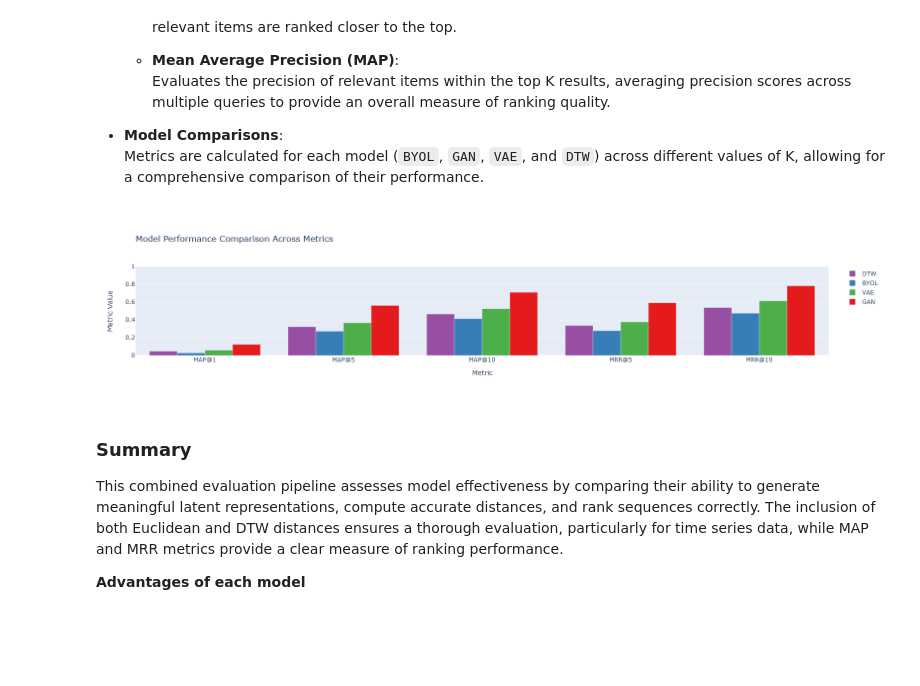
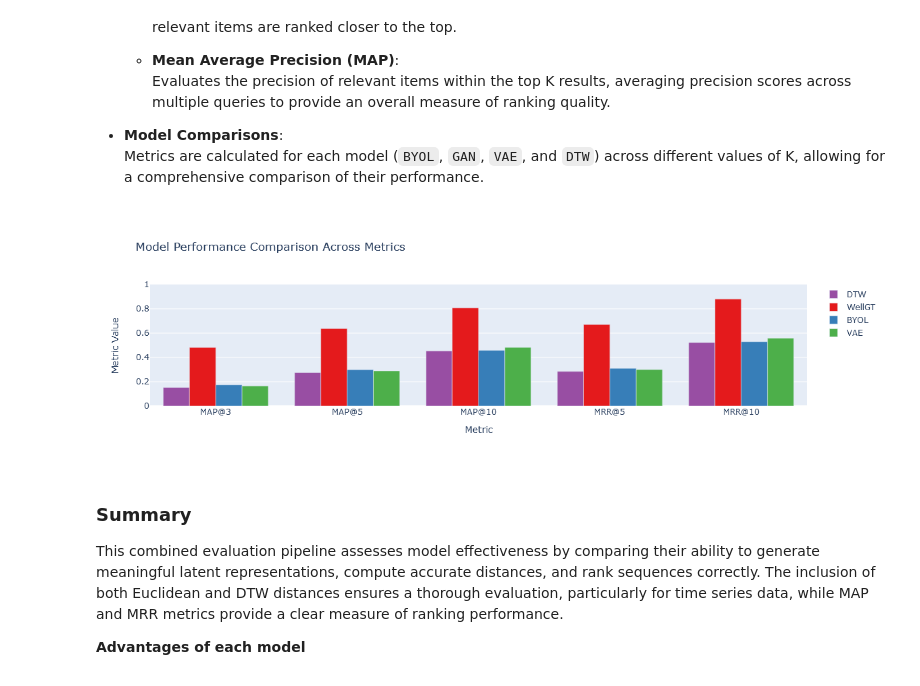
Before and after one commit to uai-ufmg/cdn-wlds, a Jupyter notebook: sin_experiment.ipynb, the cells around one changed output. Saved outputs shown, nothing was run; the diff lists cells and outputs as text; code cells hidden in the pictures; blank space fills up the shorter version.

```diff
--- a/sin_experiment.ipynb
+++ b/sin_experiment.ipynb
@@ -163,5 +173,5 @@ scheduler_byol = torch.optim.lr_scheduler.StepLR(opt_byol, cfg.epochs // 10, 0.8
 # %%
-for epoch in range(cfg.epochs):
+for epoch in range(cfg.epochs_byol):
 
     tic = time.time()
 
@@ -170,7 +180,7 @@ for epoch in range(cfg.epochs):
 
     loss_byol_list = []
 
-    for i, (positive1, positive2, b, name) in enumerate(dataloader):
+    for i, (positive1, positive2, b, name) in enumerate(dataloader_BYOL):
 
         batch_size = positive1.shape[0]
 
@@ -199,6 +209,6 @@ for epoch in range(cfg.epochs):
 
     t = int(time.time() - tic)
 
-    print(f'epoch: {epoch}/{cfg.epochs} - loss BYOL: {mean_loss_byol:.4f} - {t // 60}m {t % 60}s', end='\r')
+    print(f'epoch: {epoch}/{cfg.epochs_byol} - loss BYOL: {mean_loss_byol:.4f} - {t // 60}m {t % 60}s', end='\r')
 
     scheduler_byol.step()
@@ -610,6 +618,11 @@ with torch.no_grad():
     y_pred_vae = []
     y_pred_gan = []
     y_pred_dtw = []
+
+    closest_b_byol = []
+    closest_b_vae = []
+    closest_b_gan = []
+    closest_b_dtw = []
 
     for i, (positive1, positive2, b, name) in enumerate(tqdm(test_dataloader)):
 
@@ -639,16 +652,16 @@ with torch.no_grad():
             argument2 = torch.tensor(pair_sequence_cpy.squeeze(0)).cpu()
             dtw_distance_number = dtw_distance(argument1, argument2)
             if name != name2:
-                dtw_distances.append([latent_dataset_cpy[j][0], dtw_distance_number])
+                dtw_distances.append([latent_dataset_cpy[j][0], dtw_distance_number, abs(b2.item()-b.item())])
                 b_distances.append([latent_dataset_cpy[j][0], abs(b2-b)])
 
         euclidean_distance_byol = F.pairwise_distance(latent_original_byol, latent_dataset_vectors_byol_cpy, keepdim = True).cpu().numpy()
         euclidean_distance_gan = F.pairwise_distance(latent_original_gan, latent_dataset_vectors_gan_cpy, keepdim = True).cpu().numpy()
         euclidean_distance_vae = F.pairwise_distance(latent_original_vae, latent_dataset_vectors_vae_cpy, keepdim = True).cpu().numpy()
 
-        byol_distances = [[latent_dataset_cpy[j][0], euclidean_distance_byol[j][0]] for j in range(len(euclidean_distance_byol)) if latent_dataset_cpy[j][0]!=name]
-        gan_distances = [[latent_dataset_cpy[j][0], euclidean_distance_gan[j][0]] for j in range(len(euclidean_distance_gan)) if latent_dataset_cpy[j][0]!=name]
-        vae_distances = [[latent_dataset_cpy[j][0], euclidean_distance_vae[j][0]] for j in range(len(euclidean_distance_vae)) if latent_dataset_cpy[j][0]!=name]
+        byol_distances = [[latent_dataset_cpy[j][0], euclidean_distance_byol[j][0], abs(latent_dataset_cpy[j][1].item()-b.item())] for j in range(len(euclidean_distance_byol)) if latent_dataset_cpy[j][0]!=name]
+        gan_distances = [[latent_dataset_cpy[j][0], euclidean_distance_gan[j][0], abs(latent_dataset_cpy[j][1].item()-b.item())] for j in range(len(euclidean_distance_gan)) if latent_dataset_cpy[j][0]!=name]
+        vae_distances = [[latent_dataset_cpy[j][0], euclidean_distance_vae[j][0], abs(latent_dataset_cpy[j][1].item()-b.item())] for j in range(len(euclidean_distance_vae)) if latent_dataset_cpy[j][0]!=name]
 
         positive1 = positive1.cpu().numpy()
         byol_distances = sorted(byol_distances, reverse=False, key=lambda x: x[1])
@@ -656,6 +669,11 @@ with torch.no_grad():
         vae_distances = sorted(vae_distances, reverse=False, key=lambda x: x[1])
         dtw_distances = sorted(dtw_distances, reverse=False, key=lambda x: x[1])
         b_distances = sorted(b_distances, reverse=False, key=lambda x: x[1])
+
+        closest_b_byol.append(byol_distances[0][2])
+        closest_b_gan.append(gan_distances[0][2])
+        closest_b_vae.append(vae_distances[0][2])
+        closest_b_dtw.append(dtw_distances[0][2])
 
         ranking_dtw = [int(k[0][0]) for k in dtw_distances]
         ranking_byol = [int(k[0][0]) for k in byol_distances]
@@ -711,69 +752,69 @@ def mean_average_precision_at_k(y_true, y_pred, k):
     return np.mean([average_precision_at_k(true, pred, k) for true, pred in zip(y_true, y_pred)])
 # %%
 metrics = dict()
-metrics['MAP@1'] = dict()
+metrics['MAP@3'] = dict()
 metrics['MAP@5'] = dict()
 metrics['MAP@10'] = dict()
 metrics['MRR@5'] = dict()
 metrics['MRR@10'] = dict()
 
-metrics['MAP@1']['BYOL'] = mean_average_precision_at_k(y_true, y_pred_byol, k=1)
-metrics['MAP@1']['GAN'] = mean_average_precision_at_k(y_true, y_pred_gan, k=1)
-metrics['MAP@1']['VAE'] = mean_average_precision_at_k(y_true, y_pred_vae, k=1)
-metrics['MAP@1']['DTW'] = mean_average_precision_at_k(y_true, y_pred_dtw, k=1)
+metrics['MAP@3']['BYOL'] = mean_average_precision_at_k(y_true, y_pred_byol, k=3)
+metrics['MAP@3']['WellGT'] = mean_average_precision_at_k(y_true, y_pred_gan, k=3)
+metrics['MAP@3']['VAE'] = mean_average_precision_at_k(y_true, y_pred_vae, k=3)
+metrics['MAP@3']['DTW'] = mean_average_precision_at_k(y_true, y_pred_dtw, k=3)
 
 metrics['MAP@5']['BYOL'] = mean_average_precision_at_k(y_true, y_pred_byol, k=5)
-metrics['MAP@5']['GAN'] = mean_average_precision_at_k(y_true, y_pred_gan, k=5)
+metrics['MAP@5']['WellGT'] = mean_average_precision_at_k(y_true, y_pred_gan, k=5)
 metrics['MAP@5']['VAE'] = mean_average_precision_at_k(y_true, y_pred_vae, k=5)
 metrics['MAP@5']['DTW'] = mean_average_precision_at_k(y_true, y_pred_dtw, k=5)
 
 metrics['MAP@10']['BYOL'] = mean_average_precision_at_k(y_true, y_pred_byol, k=10)
-metrics['MAP@10']['GAN'] = mean_average_precision_at_k(y_true, y_pred_gan, k=10)
+metrics['MAP@10']['WellGT'] = mean_average_precision_at_k(y_true, y_pred_gan, k=10)
 metrics['MAP@10']['VAE'] = mean_average_precision_at_k(y_true, y_pred_vae, k=10)
 metrics['MAP@10']['DTW'] = mean_average_precision_at_k(y_true, y_pred_dtw, k=10)
 
 metrics['MRR@5']['BYOL'] = mean_reciprocal_rank_at_k(y_true, y_pred_byol, k=5)
-metrics['MRR@5']['GAN'] = mean_reciprocal_rank_at_k(y_true, y_pred_gan, k=5)
+metrics['MRR@5']['WellGT'] = mean_reciprocal_rank_at_k(y_true, y_pred_gan, k=5)
 metrics['MRR@5']['VAE'] = mean_reciprocal_rank_at_k(y_true, y_pred_vae, k=5)
 metrics['MRR@5']['DTW'] = mean_reciprocal_rank_at_k(y_true, y_pred_dtw, k=5)
 
 metrics['MRR@10']['BYOL'] = mean_reciprocal_rank_at_k(y_true, y_pred_byol, k=10)
-metrics['MRR@10']['GAN'] = mean_reciprocal_rank_at_k(y_true, y_pred_gan, k=10)
+metrics['MRR@10']['WellGT'] = mean_reciprocal_rank_at_k(y_true, y_pred_gan, k=10)
 metrics['MRR@10']['VAE'] = mean_reciprocal_rank_at_k(y_true, y_pred_vae, k=10)
 metrics['MRR@10']['DTW'] = mean_reciprocal_rank_at_k(y_true, y_pred_dtw, k=10)
 # %%
 # Define the colors you want for each model
 model_colors = {
-    'GAN': '#e41a1c',
+    'WellGT': '#e41a1c',
     'BYOL': '#377eb8',
     'VAE': '#4daf4a',
     'DTW': '#984ea3'
 }
 
 fig = go.Figure()
 
 models = set(model for metric in metrics.values() for model in metric)
 for model in models:
     fig.add_trace(go.Bar(
         x=list(metrics.keys()),
         y=[metrics[metric].get(model, None) for metric in metrics],
         name=model,
         marker_color=model_colors.get(model, 'gray')  # Default color if model not in dictionary
     ))
 
 fig.update_layout(
     title='Model Performance Comparison Across Metrics',
     xaxis_title='Metric',
     yaxis_title='Metric Value',
     barmode='group'
 )
 
 fig.update_yaxes(range=[0, 1])
 
 # Show figure
 fig.show()
 # %% [output]
-[figure, old version]
+[figure, new version]
 # %% [markdown]
 ### **Summary**
 
```
Also changed, not shown: parts of 11 cells of this notebook.
